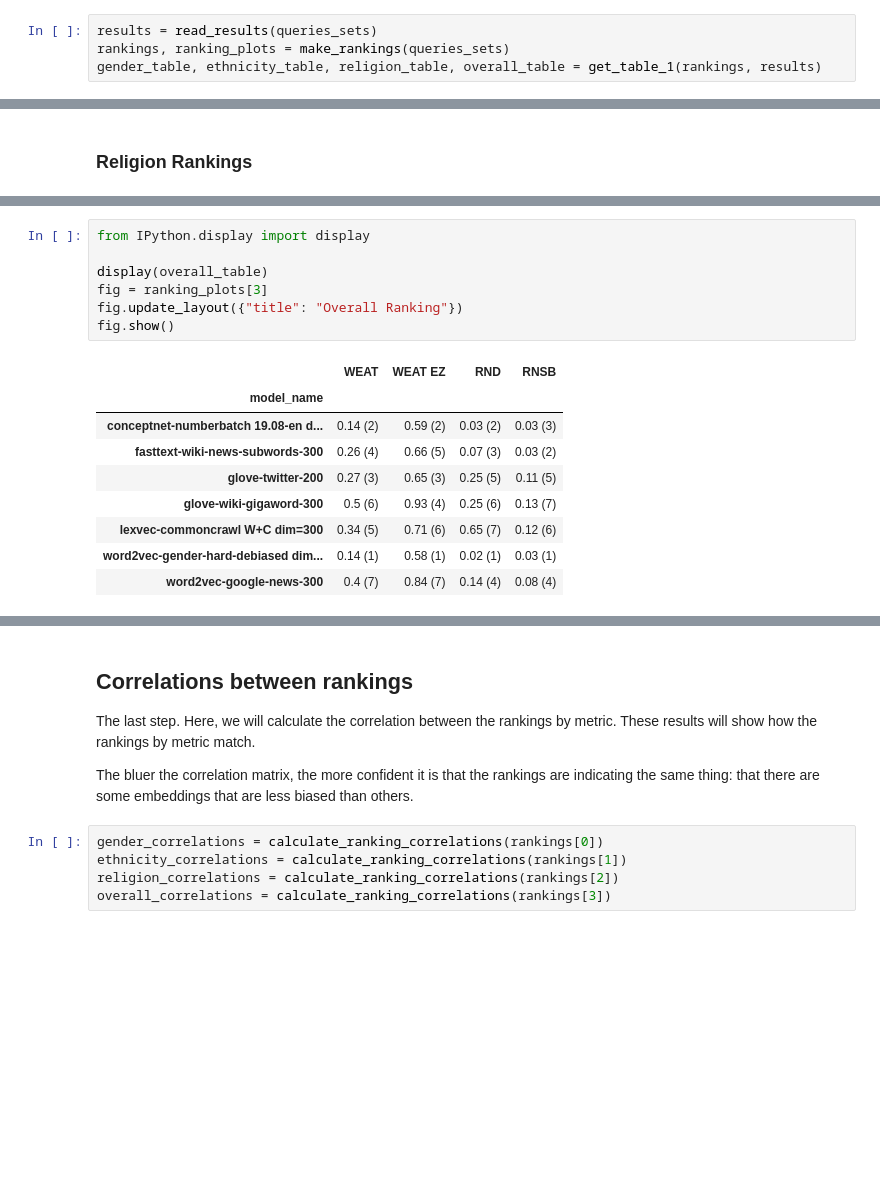
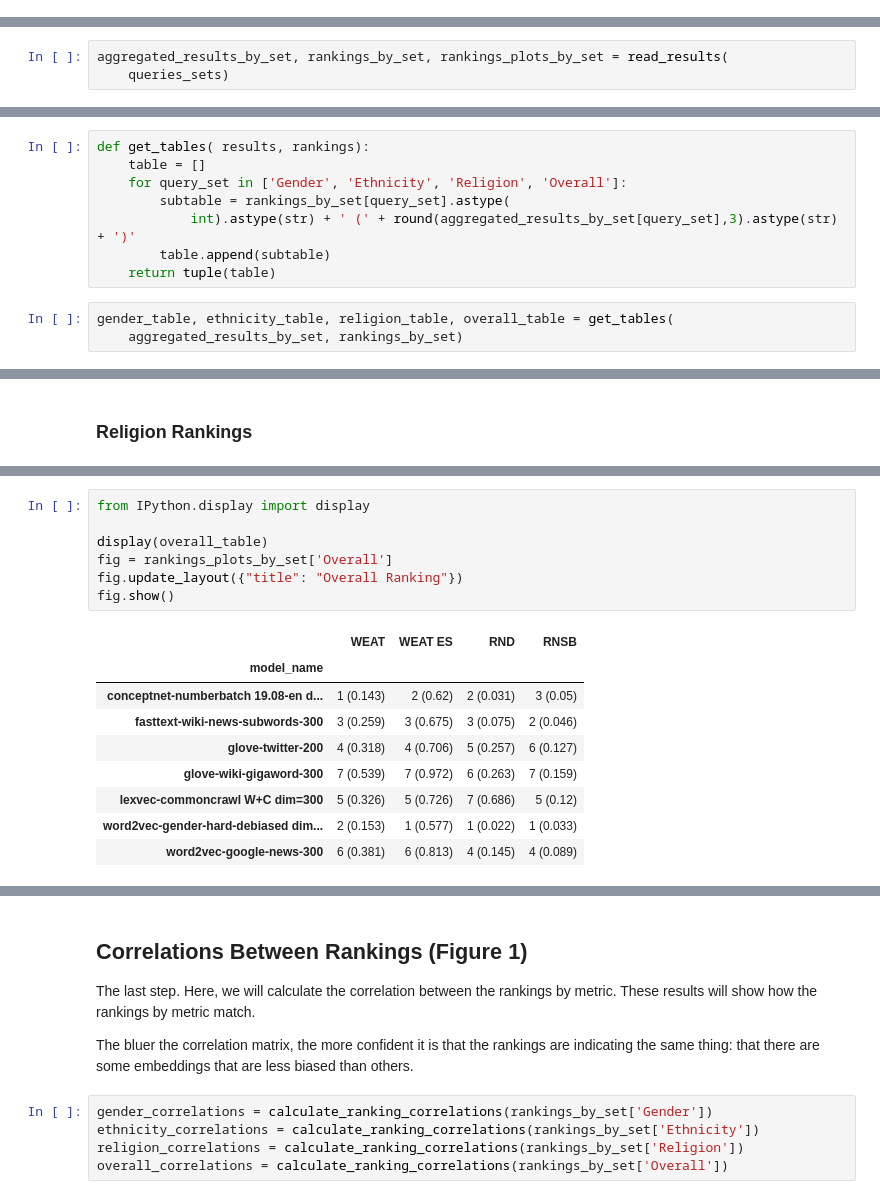
Before and after one commit to dccuchile/wefe, a Jupyter notebook: examples/WEFE_rankings.ipynb, the cells around one changed output, grey strips where cells are left out. Saved outputs shown, nothing was run; the diff lists cells and outputs as text; blank space fills up the shorter version.

```diff
--- a/examples/WEFE_rankings.ipynb
+++ b/examples/WEFE_rankings.ipynb
@@ -690,4 +645,0 @@ def get_table_1(rankings, results):
-# %%
-results = read_results(queries_sets)
-rankings, ranking_plots = make_rankings(queries_sets)
-gender_table, ethnicity_table, religion_table, overall_table = get_table_1(rankings, results)
@@ -695,0 +646,3 @@ KeyError: 'WEAT_ES'
+# %%
+aggregated_results_by_set, rankings_by_set, rankings_plots_by_set = read_results(
+    queries_sets)
@@ -696,3 +664,14 @@ KeyError: 'WEAT_ES'
+# %%
+def get_tables( results, rankings):
+    table = []
+    for query_set in ['Gender', 'Ethnicity', 'Religion', 'Overall']:
+        subtable = rankings_by_set[query_set].astype(
+            int).astype(str) + ' (' + round(aggregated_results_by_set[query_set],3).astype(str) + ')'
+        table.append(subtable)
+    return tuple(table)
+# %%
+gender_table, ethnicity_table, religion_table, overall_table = get_tables(
+    aggregated_results_by_set, rankings_by_set)
 # %% [markdown]
 ### Gender Results
 # %%
@@ -758,33 +741,33 @@ fig.show()
 # %%
 from IPython.display import display
 
 display(overall_table)
-fig = ranking_plots[3]
+fig = rankings_plots_by_set['Overall']
 fig.update_layout({"title": "Overall Ranking"})
 fig.show()
 # %% [output]
-|  | WEAT | WEAT EZ | RND | RNSB |
+|  | WEAT | WEAT ES | RND | RNSB |
 | model_name |  |  |  |  |
-| conceptnet-numberbatch 19.08-en d... | 0.14 (2) | 0.59 (2) | 0.03 (2) | 0.03 (3) |
-| fasttext-wiki-news-subwords-300 | 0.26 (4) | 0.66 (5) | 0.07 (3) | 0.03 (2) |
-| glove-twitter-200 | 0.27 (3) | 0.65 (3) | 0.25 (5) | 0.11 (5) |
-| glove-wiki-gigaword-300 | 0.5 (6) | 0.93 (4) | 0.25 (6) | 0.13 (7) |
-| lexvec-commoncrawl W+C dim=300 | 0.34 (5) | 0.71 (6) | 0.65 (7) | 0.12 (6) |
-| word2vec-gender-hard-debiased dim... | 0.14 (1) | 0.58 (1) | 0.02 (1) | 0.03 (1) |
-| word2vec-google-news-300 | 0.4 (7) | 0.84 (7) | 0.14 (4) | 0.08 (4) |
+| conceptnet-numberbatch 19.08-en d... | 1 (0.143) | 2 (0.62) | 2 (0.031) | 3 (0.05) |
+| fasttext-wiki-news-subwords-300 | 3 (0.259) | 3 (0.675) | 3 (0.075) | 2 (0.046) |
+| glove-twitter-200 | 4 (0.318) | 4 (0.706) | 5 (0.257) | 6 (0.127) |
+| glove-wiki-gigaword-300 | 7 (0.539) | 7 (0.972) | 6 (0.263) | 7 (0.159) |
+| lexvec-commoncrawl W+C dim=300 | 5 (0.326) | 5 (0.726) | 7 (0.686) | 5 (0.12) |
+| word2vec-gender-hard-debiased dim... | 2 (0.153) | 1 (0.577) | 1 (0.022) | 1 (0.033) |
+| word2vec-google-news-300 | 6 (0.381) | 6 (0.813) | 4 (0.145) | 4 (0.089) |
 [interactive output not drawn]
 # %% [markdown]
-## Correlations between rankings
+## Correlations Between Rankings (Figure 1)
 
 The last step. Here, we will calculate the correlation between the rankings by metric.
 These results will show how the rankings by metric match.
 
 The bluer the correlation matrix, the more confident it is that the rankings are indicating the same thing: that there are some embeddings that are less biased than others.
 # %%
-gender_correlations = calculate_ranking_correlations(rankings[0])
-ethnicity_correlations = calculate_ranking_correlations(rankings[1])
-religion_correlations = calculate_ranking_correlations(rankings[2])
-overall_correlations = calculate_ranking_correlations(rankings[3])
+gender_correlations = calculate_ranking_correlations(rankings_by_set['Gender'])
+ethnicity_correlations = calculate_ranking_correlations(rankings_by_set['Ethnicity'])
+religion_correlations = calculate_ranking_correlations(rankings_by_set['Religion'])
+overall_correlations = calculate_ranking_correlations(rankings_by_set['Overall'])
 # %%
 correlations_plot = make_subplots(2,2)
 
```
Also changed, not shown: parts of 23 cells of this notebook, 7 other files.
